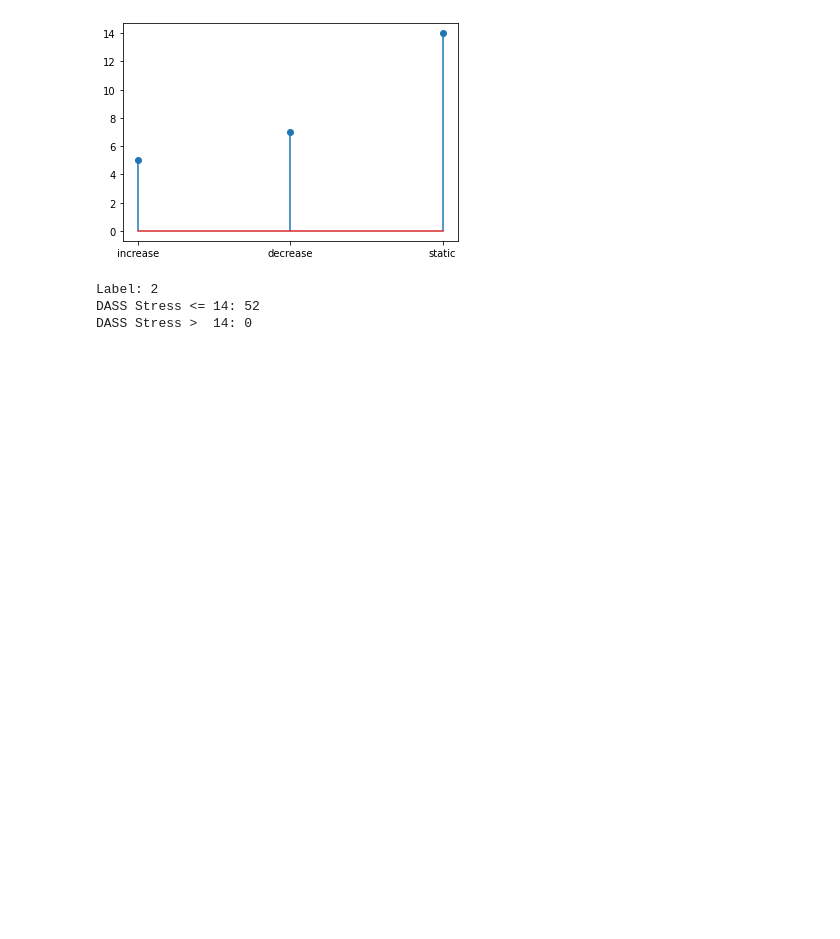
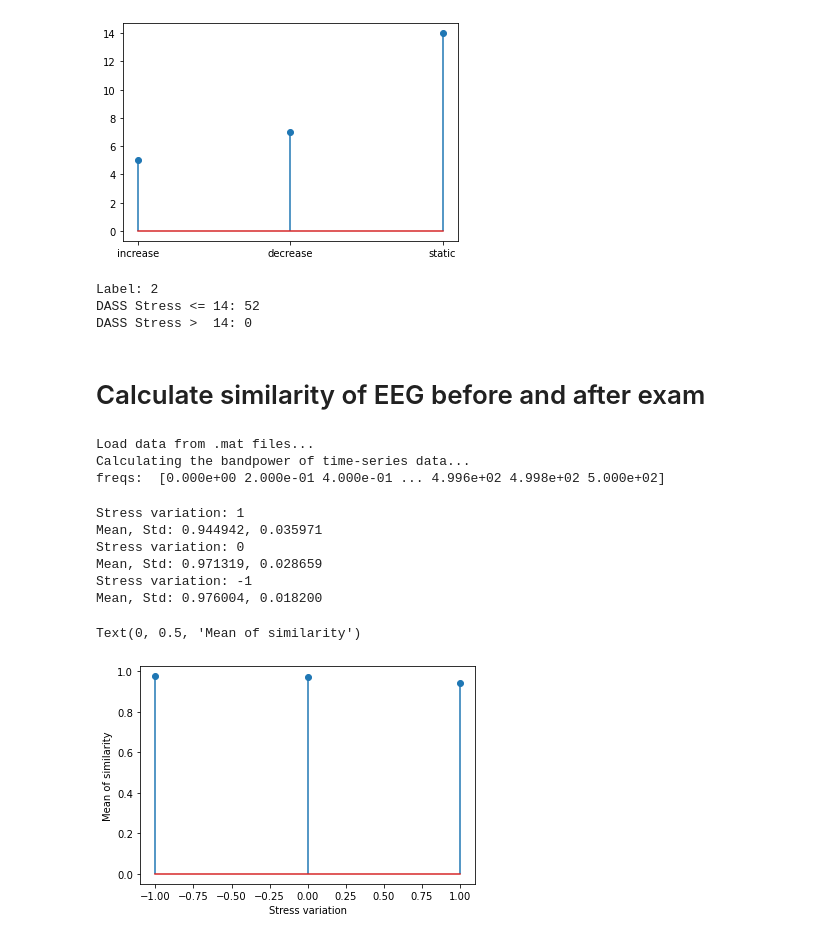
Before and after one commit to hundredball/Classroom_stress, a Jupyter notebook: data_analysis.ipynb, the cells around one changed output. Saved outputs shown, nothing was run; the diff lists cells and outputs as text; code cells hidden in the pictures; blank space fills up the shorter version.

Commit message:
Add similarity and ttest analysis for rest

```diff
--- a/data_analysis.ipynb
+++ b/data_analysis.ipynb
@@ -800,3 +801,64 @@ for i in range(len(df)//2):
 
 df_state = pd.DataFrame({'session':sessions, 'label': labels})
 df_state.to_csv('./DASS_before_after_change.csv')
+# %% [markdown]
+# Calculate similarity of EEG before and after exam
+# %%
+EEG_list, _, df = dataloader.read_data(label_format=2, data_folder='rest')
+
+# Transform into psd
+low, high = list(range(1,50)), list(range(2,51))
+powers, psds, freqs = bandpower.get_bandpower(EEG_list, 1000, low=low, high=high, dB_scale=True)
+# %% [output]
+Load data from .mat files...
+Calculating the bandpower of time-series data...
+freqs:  [0.000e+00 2.000e-01 4.000e-01 ... 4.996e+02 4.998e+02 5.000e+02]
+# %%
+df_new = df.loc[::2, ['session','subject','channels']].reset_index(drop=True)
+labels, sims = [], []
+for i in range(len(df)//2):
+    before_stress, after_stress = df.loc[i*2+1, 'stress'], df.loc[i*2, 'stress']
+    before_power, after_power = powers[i*2+1].reshape((1,-1)), powers[i*2].reshape((1,-1))
+
+    # Calculate similarity
+    similarity = cosine_similarity(before_power, after_power)[0,0]
+
+    # Calculate label (inc: 1, static: 0, dec: -1)
+    if before_stress > after_stress:
+        label = -1
+    elif before_stress < after_stress:
+        label = 1
+    else:
+        label = 0
+
+    labels.append(label)
+    sims.append(similarity)
+
+df_new['stress_variation'] = labels
+df_new['similarity'] = sims
+
+df_new.to_csv('./results/rest_similarity.csv')
+# %%
+# Similarity for each stress variation
+df_new = df_new.drop(22)    # Drop weird stress variation
+variations = [1,0,-1]
+means = []
+for variation in variations:
+    print('Stress variation: %d'%(variation))
+
+    sims = df_new[df_new['stress_variation']==variation]['similarity'].values
+    means.append(np.mean(sims))
+    print('Mean, Std: %f, %f'%(np.mean(sims), np.std(sims)))
+
+plt.stem(variations, means)
+plt.xlabel('Stress variation')
+plt.ylabel('Mean of similarity')
+# %% [output]
+Stress variation: 1
+Mean, Std: 0.944942, 0.035971
+Stress variation: 0
+Mean, Std: 0.971319, 0.028659
+Stress variation: -1
+Mean, Std: 0.976004, 0.018200
+Text(0, 0.5, 'Mean of similarity')
+[figure, added]
```
Also changed, not shown: parts of 7 cells of this notebook.
